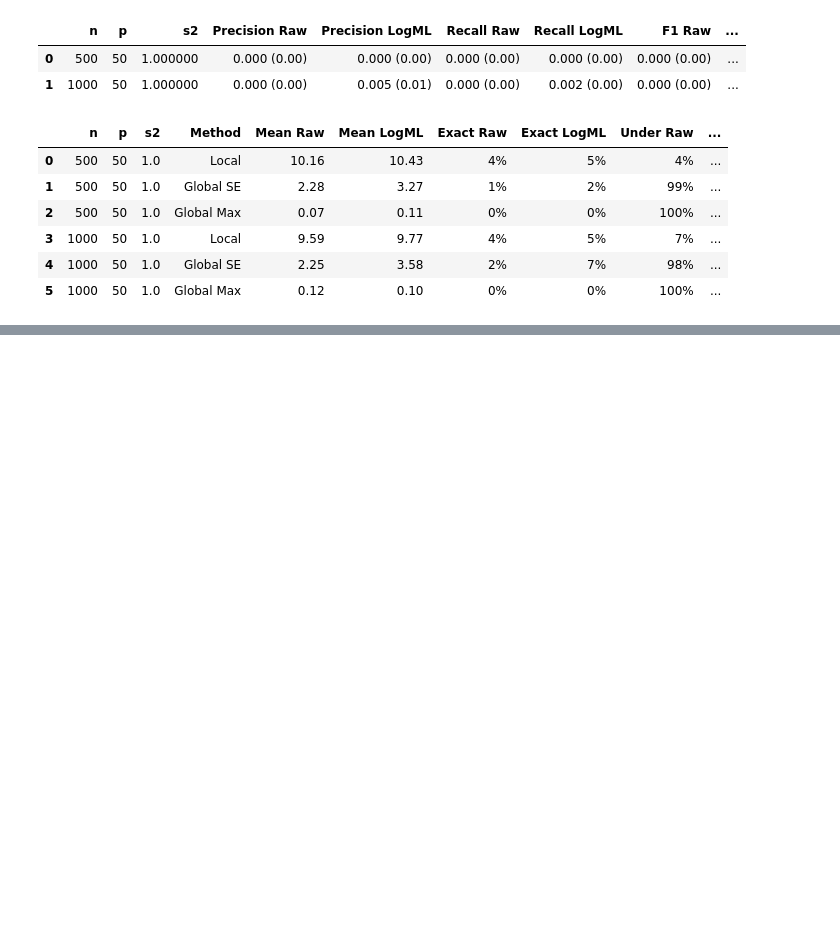
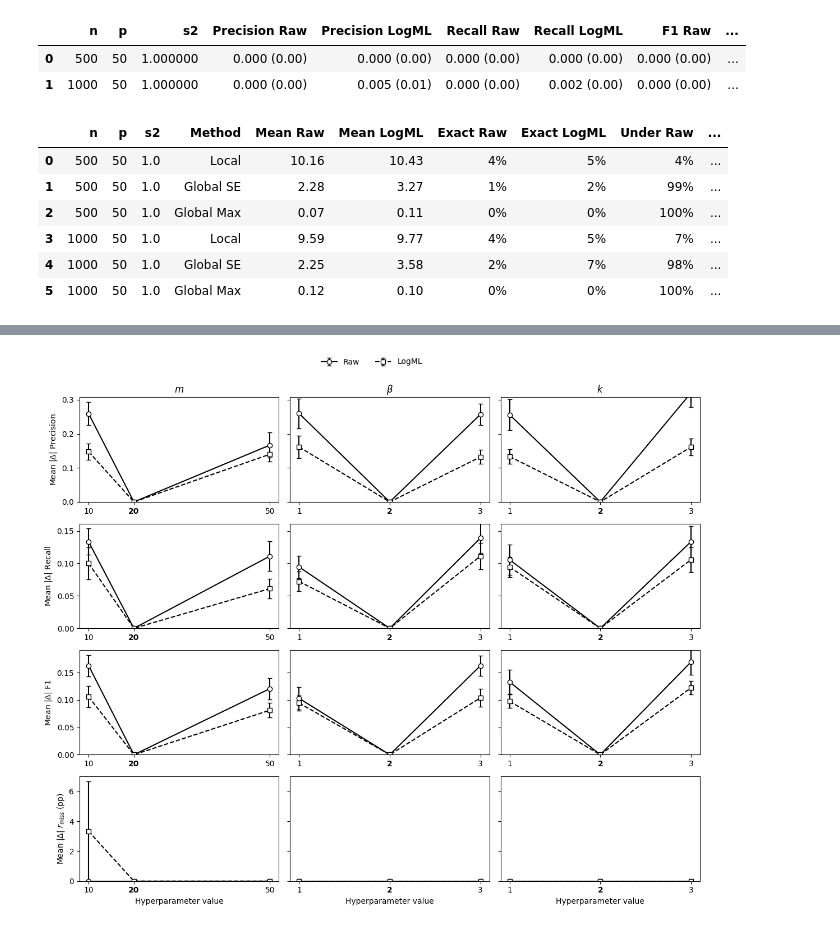
Before and after one commit to PetarMatejcic/BART_logml_vi, a Jupyter notebook: BVI_comparison_2.ipynb, the cells around one changed output, grey strips where cells are left out. Saved outputs shown, nothing was run; the diff lists cells and outputs as text; code cells hidden in the pictures; blank space fills up the shorter version.

```diff
--- a/BVI_comparison_2.ipynb
+++ b/BVI_comparison_2.ipynb
@@ -603,0 +993,3 @@ display_n_selected_summary(bm2_selected, 6, output_path + bm2_selected_out)
+# %%
+mix_sensitivity = aggregate_hyperparameter_sensitivity(mix_hyparam)
+display_sensitivity_summary(mix_sensitivity, "global_se", output_path=output_path + "mix_sensitivity.csv")
@@ -603,0 +1004,4 @@ display_n_selected_summary(bm2_selected, 6, output_path + bm2_selected_out)
+# %%
+plot_hyperparameter_sensitivity(mix_sensitivity, "global_se")
+# %% [output]
+[figure, added]
```
Also changed, not shown: parts of 27 cells of this notebook, 13 other files.
